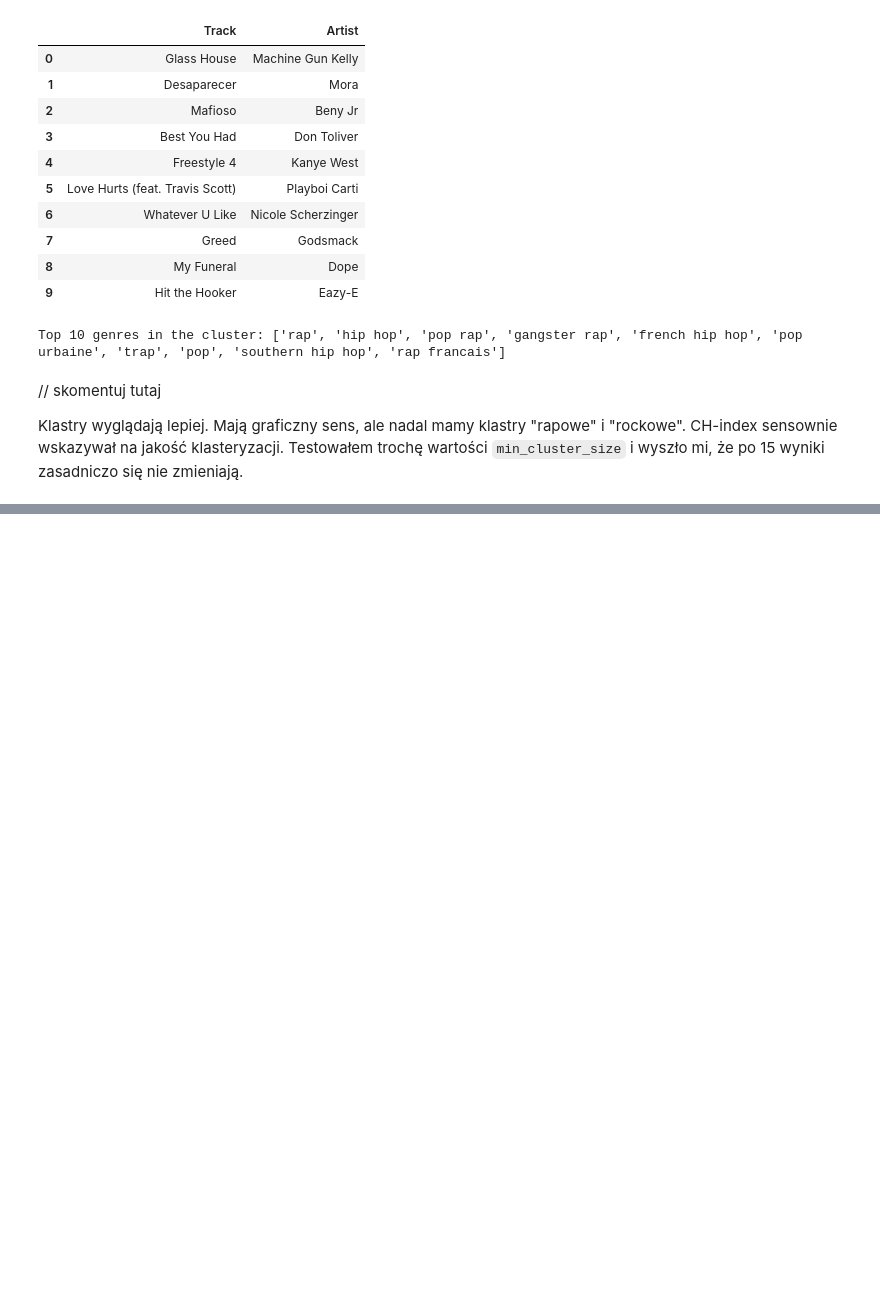
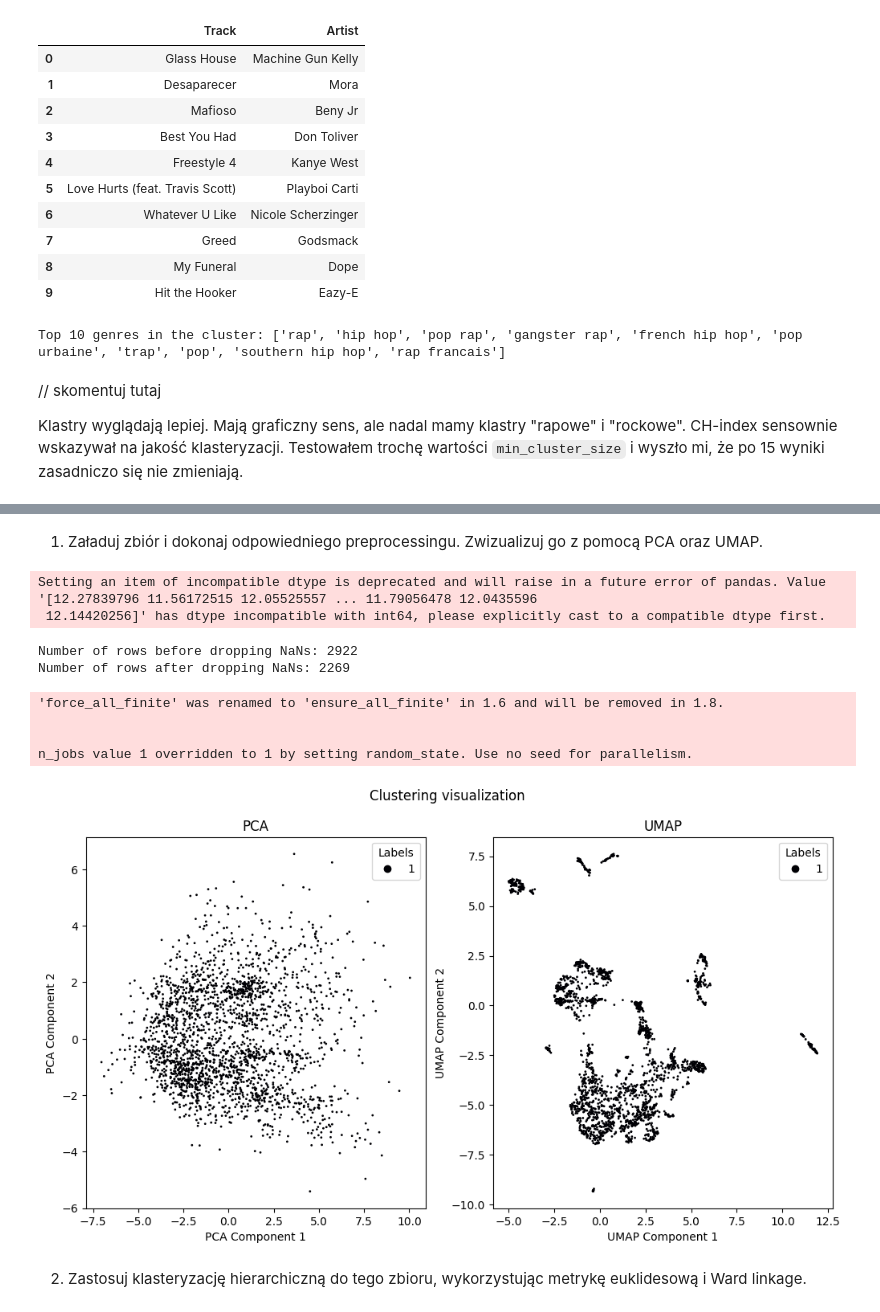
Before and after one commit to Galaktikkon/FML, a Jupyter notebook: lab7/notebook.ipynb, the cells around one changed output, grey strips where cells are left out. Cells and saved outputs as stored; diff of their text form; code cells hidden in the pictures; blank space fills up the shorter version.

```diff
--- a/lab7/notebook.ipynb
+++ b/lab7/notebook.ipynb
@@ -1129,0 +1124,41 @@ Klasteryzacja hierarchiczna jest przydatnym narzędziem, dającym od razu znaczn
+# %% [markdown]
+1. Załaduj zbiór i dokonaj odpowiedniego preprocessingu. Zwizualizuj go z pomocą PCA oraz UMAP.
+# %%
+df_ames_housing = pd.read_csv("data/ames_data.csv")
+# %%
+# remove dots from names to match data_description.txt
+df_ames_housing.columns = [col.replace(".", "") for col in df_ames_housing.columns]
+
+df_ames_housing = df_ames_housing.drop(["Order", "PID"], axis="columns")
+df_ames_housing = df_ames_housing.loc[
+    ~df_ames_housing["Neighborhood"].isin(["GrnHill", "Landmrk"]), :
+]
+
+df_ames_housing = df_ames_housing.loc[df_ames_housing["GrLivArea"] <= 4000, :]
+
+df_ames_housing.loc[:, "SalePrice"] = np.log1p(df_ames_housing.loc[:, "SalePrice"])
+
+df_ames_housing = df_ames_housing.select_dtypes(exclude=["object"])
+# %% [output]
+Setting an item of incompatible dtype is deprecated and will raise in a future error of pandas. Value '[12.27839796 11.56172515 12.05525557 ... 11.79056478 12.0435596
+ 12.14420256]' has dtype incompatible with int64, please explicitly cast to a compatible dtype first.
+# %%
+print(f"Number of rows before dropping NaNs: {len(df_ames_housing)}")
+df_ames_housing = df_ames_housing.dropna()
+print(f"Number of rows after dropping NaNs: {len(df_ames_housing)}")
+# %% [output]
+Number of rows before dropping NaNs: 2922
+Number of rows after dropping NaNs: 2269
+# %%
+X_housing = StandardScaler().fit_transform(df_ames_housing)
+# %%
+clustering_visualizer = ClusteringVisualizer(X_housing)
+clustering_visualizer.visualize()
+# %% [output]
+'force_all_finite' was renamed to 'ensure_all_finite' in 1.6 and will be removed in 1.8.
+
+
+n_jobs value 1 overridden to 1 by setting random_state. Use no seed for parallelism.
+[figure, added]
+# %% [markdown]
+2. Zastosuj klasteryzację hierarchiczną do tego zbioru, wykorzystując metrykę euklidesową i Ward linkage.
```
Also changed, not shown: parts of 24 cells of this notebook, 1 other file.
